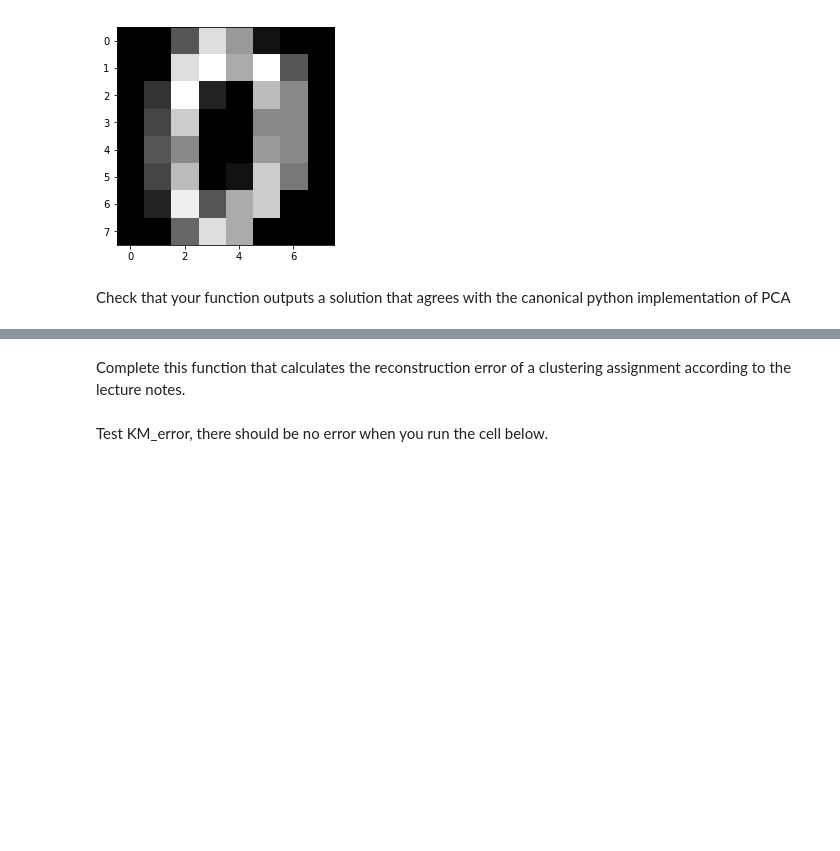
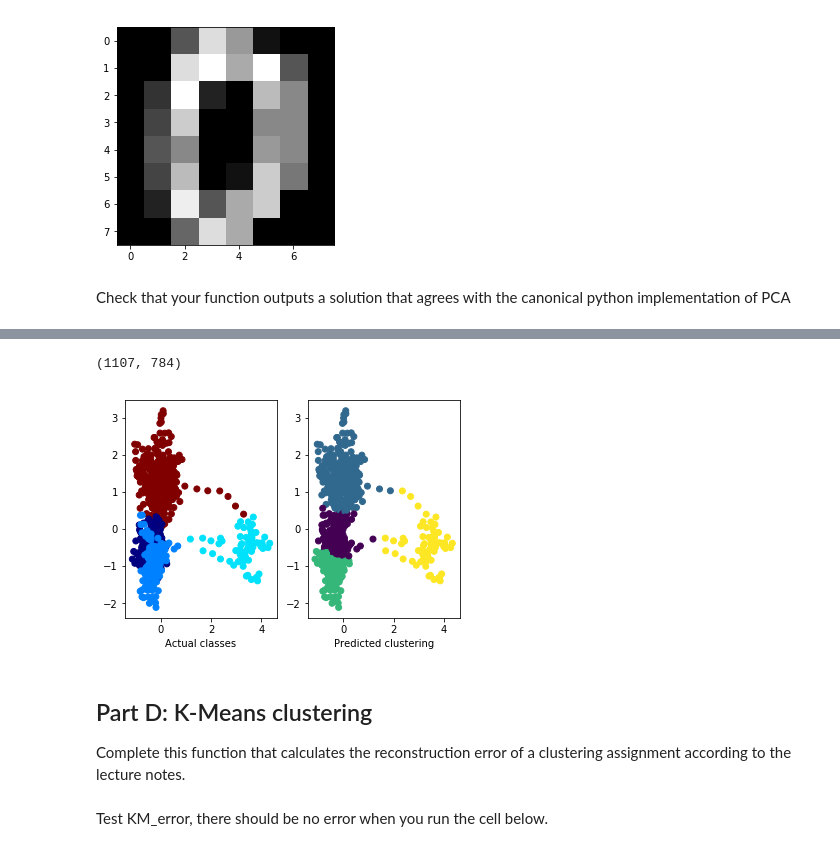
Before and after one commit to hlynurd/unsupervised-vizdoom, a Jupyter notebook: old_notebooks/trafficsign_gtest.ipynb, the cells around one changed output, grey strips where cells are left out. Drawn from its saved outputs; the diff is of its cells as text; code cells hidden in the pictures; blank space fills up the shorter version.

```diff
--- a/old_notebooks/trafficsign_gtest.ipynb
+++ b/old_notebooks/trafficsign_gtest.ipynb
@@ -125,4 +232,30 @@ for i in range(2):
+# %%
+# Viz with 2 sfa features
+# TODO: Swap out the KMeans function calls with Kmeans2
+from sklearn.cluster import KMeans
+import mdp
+print(X.shape)
+sfa = mdp.nodes.SFANode(output_dim=2)
+slow_features = sfa.execute(X)
+# slow_features = > function from assignment 5 <
+kmeans = KMeans(init='random', n_clusters=clusters)
+kmeans.fit(slow_features)
+classes = kmeans.predict(slow_features)
+# classes = > function from assignment 3 <
+
+plt.subplot(1, 2, 1)
+plt.scatter(slow_features[:,0], slow_features[:,1], c=Y, cmap="jet")
+plt.xlabel("Actual classes")
+plt.subplot(1, 2, 2)
+
+plt.scatter(slow_features[:,0], slow_features[:,1], c=classes)
+plt.xlabel("Predicted clustering")
+plt.show()
+# %% [output]
+(1107, 784)
+[figure, added]
 # %% [markdown]
+## Part D: K-Means clustering
 Complete this function that calculates the reconstruction error of a clustering assignment according to the lecture notes.
 # %%
 def KM_error(data, centroids, assignment):
```
Also changed, not shown: parts of 39 cells of this notebook.
